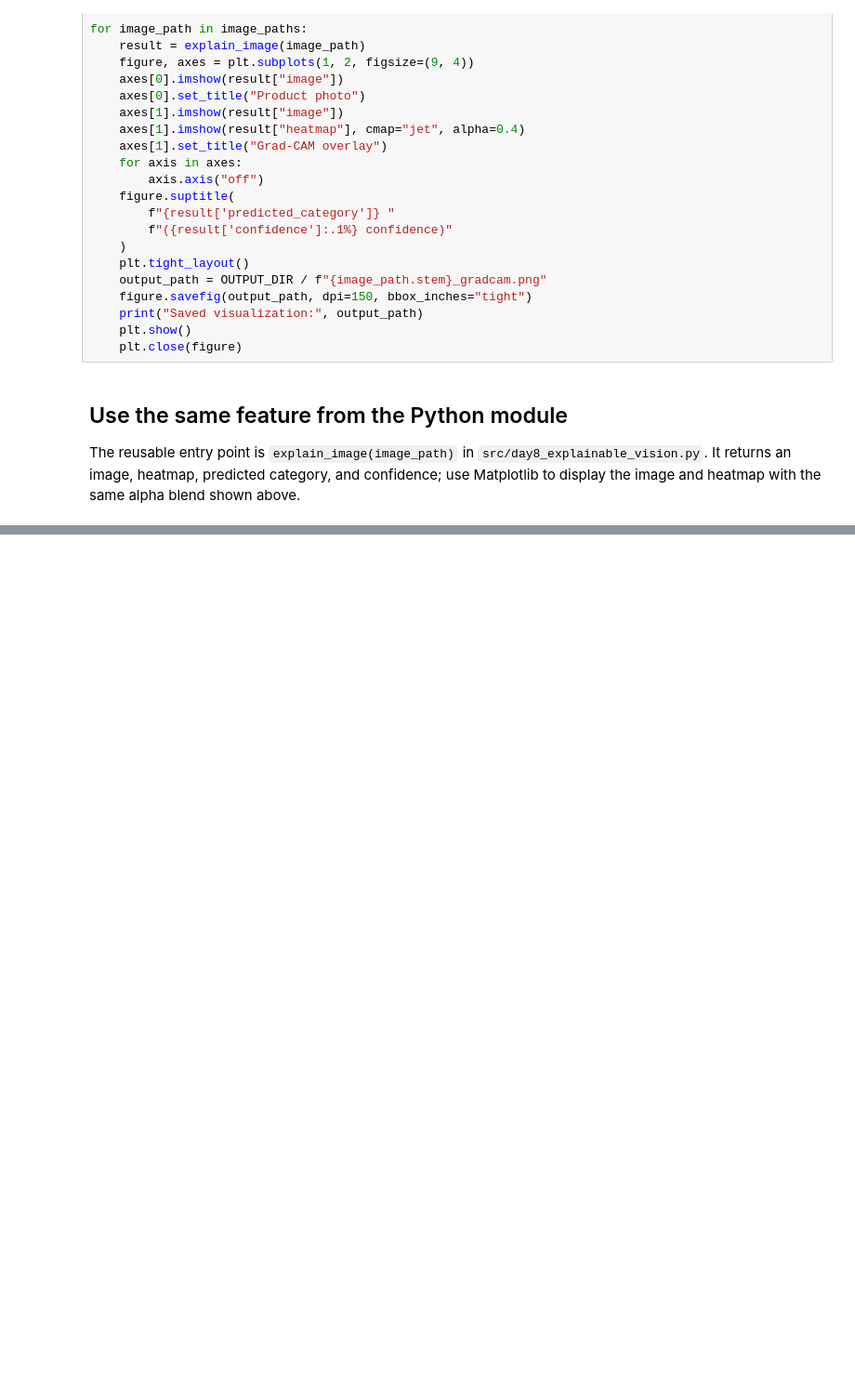
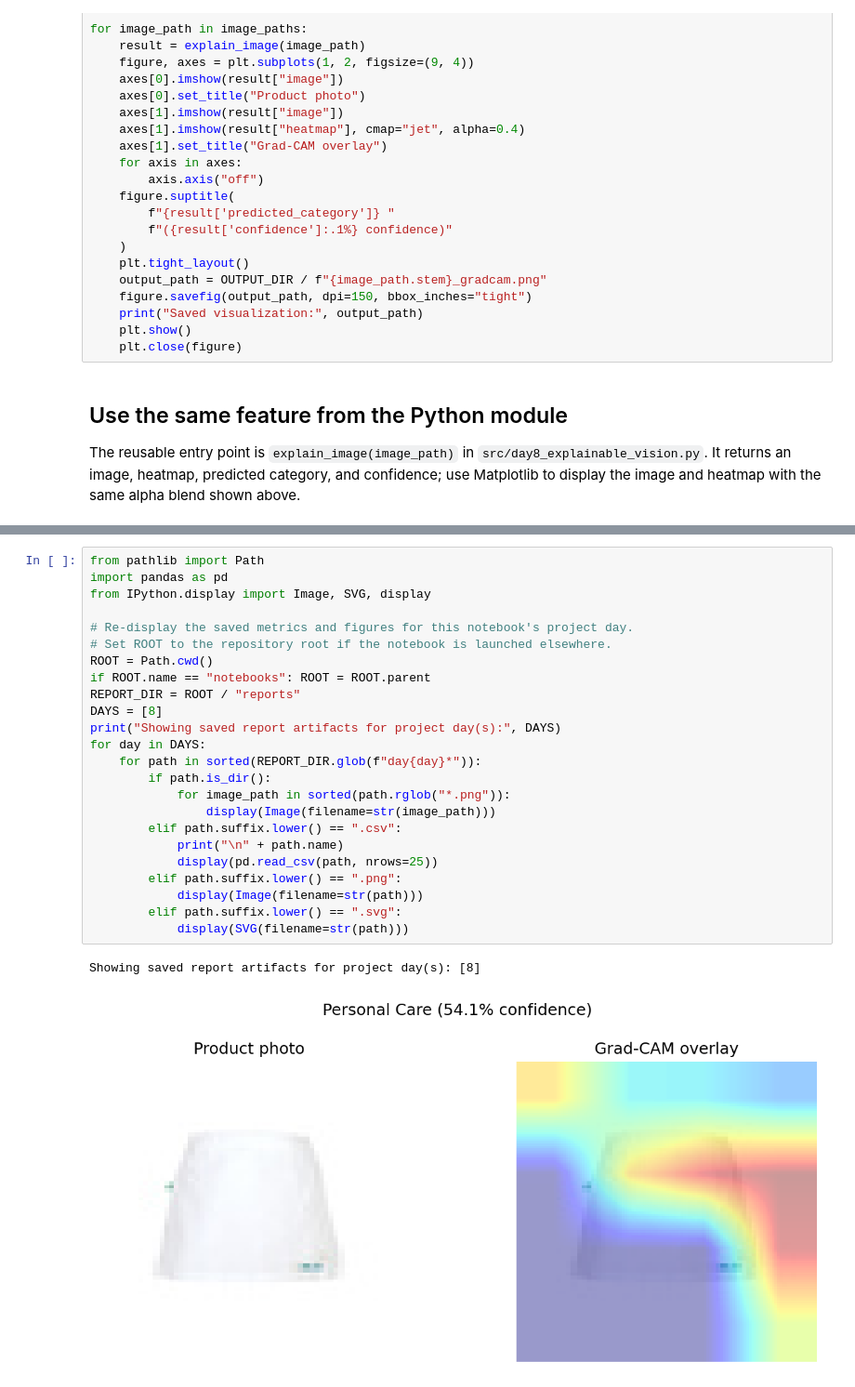
Before and after one commit to Sourav-Parida/RetailMind_Project, a Jupyter notebook: notebooks/RetailMind_Day_8_Explainable_Vision.ipynb, the cells around one changed output, grey strips where cells are left out. Shown at 93% size. Cells and saved outputs as stored; diff of their text form; blank space fills up the shorter version.

```diff
--- a/notebooks/RetailMind_Day_8_Explainable_Vision.ipynb
+++ b/notebooks/RetailMind_Day_8_Explainable_Vision.ipynb
@@ -150,0 +153,27 @@ The reusable entry point is `explain_image(image_path)` in `src/day8_explainable
+# %%
+from pathlib import Path
+import pandas as pd
+from IPython.display import Image, SVG, display
+
+# Re-display the saved metrics and figures for this notebook's project day.
+# Set ROOT to the repository root if the notebook is launched elsewhere.
+ROOT = Path.cwd()
+if ROOT.name == "notebooks": ROOT = ROOT.parent
+REPORT_DIR = ROOT / "reports"
+DAYS = [8]
+print("Showing saved report artifacts for project day(s):", DAYS)
+for day in DAYS:
+    for path in sorted(REPORT_DIR.glob(f"day{day}*")):
+        if path.is_dir():
+            for image_path in sorted(path.rglob("*.png")):
+                display(Image(filename=str(image_path)))
+        elif path.suffix.lower() == ".csv":
+            print("\n" + path.name)
+            display(pd.read_csv(path, nrows=25))
+        elif path.suffix.lower() == ".png":
+            display(Image(filename=str(path)))
+        elif path.suffix.lower() == ".svg":
+            display(SVG(filename=str(path)))
+# %% [output]
+Showing saved report artifacts for project day(s): [8]
+[figure, added]
```
Also changed, not shown: parts of 3 cells of this notebook, 14 other files.
